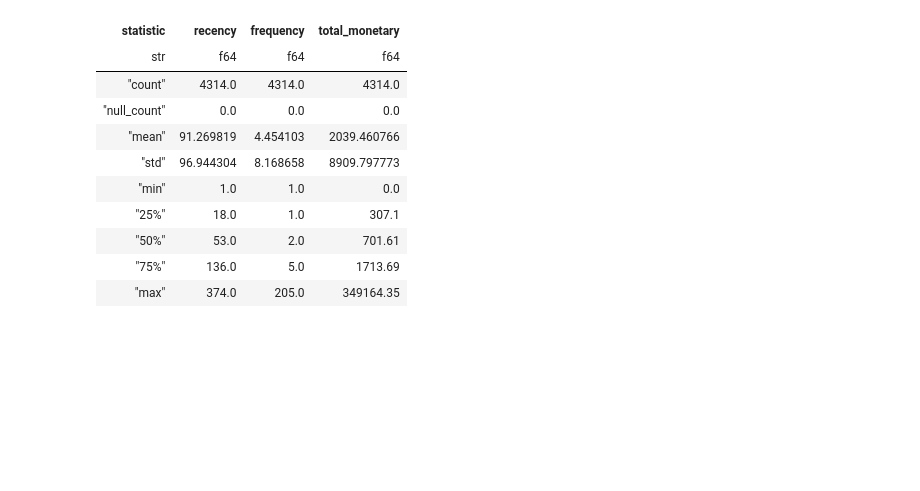
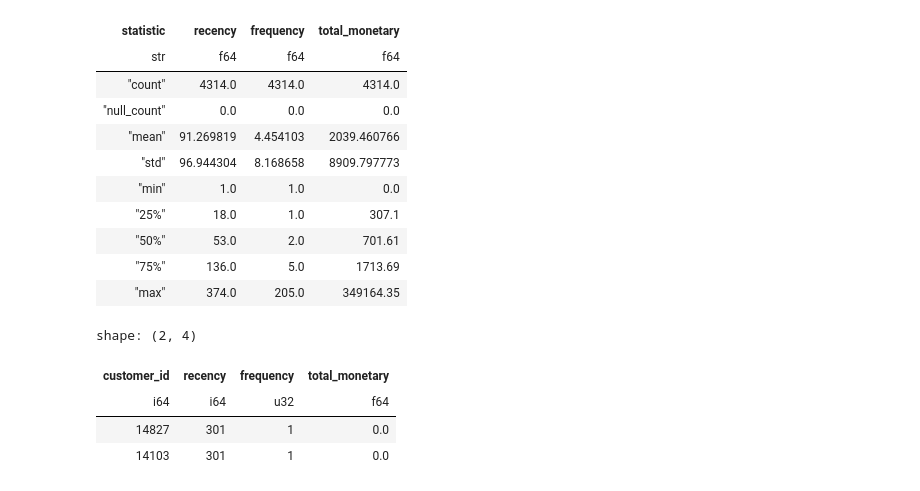
Before and after one commit to khanim-abdullayeva/Customer-Segmentation-and-Recommendation-System, a Jupyter notebook: notebook/02_rfm_analysis.ipynb, the cells around one changed output. Drawn from its saved outputs; the diff is of its cells as text; code cells hidden in the pictures; blank space fills up the shorter version.

```diff
--- a/notebook/02_rfm_analysis.ipynb
+++ b/notebook/02_rfm_analysis.ipynb
@@ -89,3 +89,14 @@ shape: (9, 4)
 | "50%" | 53.0 | 2.0 | 701.61 |
 | "75%" | 136.0 | 5.0 | 1713.69 |
 | "max" | 374.0 | 205.0 | 349164.35 |
+# %%
+# Check for non-positive monetary values.
+rfm.filter(
+    pl.col("total_monetary") <= 0
+)
+# %% [output]
+shape: (2, 4)
+| customer_id | recency | frequency | total_monetary |
+| i64 | i64 | u32 | f64 |
+| 14827 | 301 | 1 | 0.0 |
+| 14103 | 301 | 1 | 0.0 |
```
